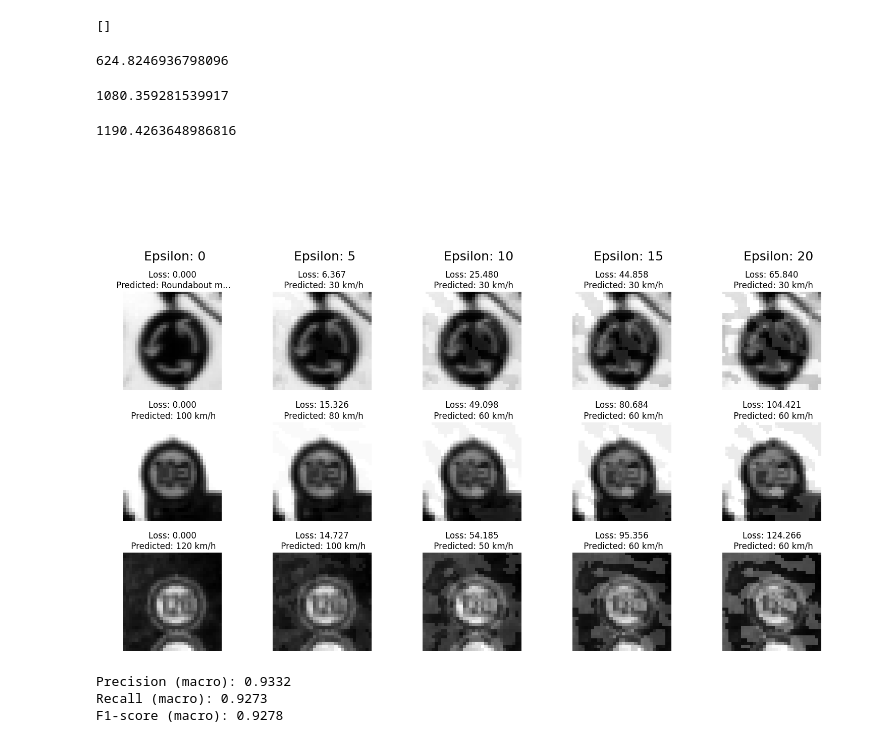
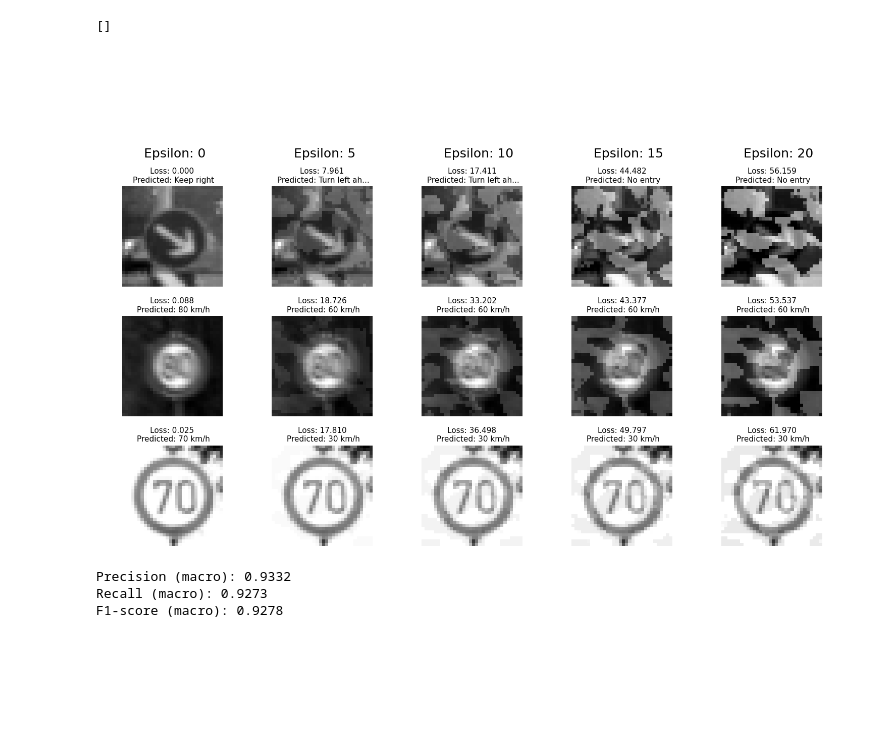
Before and after one commit to ro-jo-mo/Dissertation-Verifying-NN, a Jupyter notebook: Robustness/pytorch greyscale.ipynb, the cells around one changed output. Drawn from its saved outputs; the diff is of its cells as text; code cells hidden in the pictures; blank space fills up the shorter version.

```diff
--- a/Robustness/pytorch greyscale.ipynb
+++ b/Robustness/pytorch greyscale.ipynb
@@ -310,5 +283 @@ Epoch 37 --- Training Loss 0.011 --- Validation Loss 0.091
 Early stopping
-# %%
-model = Model().to(device)
-model.load_state_dict(torch.load("models/base_epsilon_0.pth"))
-evaluate(model)
@@ -443,48 +382,11 @@ def base_pgd(model,images,labels,loss_func,epsilon,iterations,learning_rate):
-# %%
-# I want to compare FGSM performance vs good PGD!!!
-total_loss = 0
-for img,lbl in test_loader:
-    img, lbl = img.to(device), lbl.to(device)
-    iterations = 1
-    epsilon = 10 / 255
-    adv = base_pgd(model,img,lbl,loss_func,epsilon,iterations,epsilon)
-    pred = model(adv)
-    total_loss += loss_func(pred,lbl).item()
-print(total_loss)
-# %% [output]
-624.8246936798096
-# %%
-# I want to compare FGSM performance vs good PGD!!!
-total_loss = 0
-for img,lbl in test_loader:
-    img, lbl = img.to(device), lbl.to(device)
-    learning_rate = 5 / 255
-    iterations = 40
-    epsilon = 10 / 255
-    adv = base_pgd(model,img,lbl,loss_func,epsilon,iterations,learning_rate)
-    pred = model(adv)
-    total_loss += loss_func(pred,lbl).item()
-print(total_loss)
-# %% [output]
-1080.359281539917
-# %%
-total_loss = 0
-for img,lbl in test_loader:
-    img, lbl = img.to(device), lbl.to(device)
-    decay_rate = 6
-    learning_rate = 40 / 255
-    momentum_decay = 0.8
-    iterations = 40
-    epsilon = 10 / 255
-    adv = pgd_attack(model,img,lbl,loss_func,epsilon,iterations,decay_rate,learning_rate,momentum_decay)
-    pred = model(adv)
-    total_loss += loss_func(pred,lbl).item()
-print(total_loss)
-# %% [output]
-1190.4263648986816
 # %%
+
 def adversarial_test(model):
+    abc = 2
     for img,lbl in test_loader:
+        if abc > 0:
+            abc -= 1
+            continue
         img = img.to(device)
         lbl = lbl.to(device)
         rows = 4
@@ -495,34 +397,34 @@ def adversarial_test(model):
         iterations = 40
         epsilon = 0.078
         plt.figure(figsize=(15, 10))
         multiplier = 5
         for j in range(columns):
             epsilon = j * multiplier
             plt.subplot(rows, columns, j + 1)
             plt.axis("off")
             plt.text(0.3, 0, f"Epsilon: {epsilon}", fontsize=18)
 
 
 
         for j in range(columns):
             epsilon = j * multiplier / 255
             adv = pgd_attack(model,img,lbl,loss_func,epsilon,iterations,decay_rate,learning_rate,momentum_decay)
             for i in range(1,rows):
                 plt.subplot(rows, columns, i * columns + j + 1)
                 pred = model(adv[i].reshape(1,1,_N,_N))
                 loss = loss_func(pred,lbl[i].reshape(1)).data
                 pred_class = LABELS[torch.argmax(pred)]
                 pred_class = pred_class[:12] + "..." if len(pred_class) > 12 else pred_class
                 plt.imshow(to_image(adv[i].cpu()),cmap="grey")
                 plt.title(f"Loss: {loss:.3f}\n Predicted: {pred_class}")
                 plt.axis("off")
         plt.tight_layout()
         plt.show()
         # Gets errors for images being out of 0-1 range, probably floating point inaccuracy
         break
 adversarial_test(model)
 # %% [output]
-[figure, old version]
+[figure, new version]
 # %%
 def adversarial_training(model,loss_func,optimiser,epochs,epsilon,iterations,decay_rate,learning_rate,momentum_decay):
     early = EarlyStopping(8)
```
Also changed, not shown: parts of 8 cells of this notebook, 12 other files.
